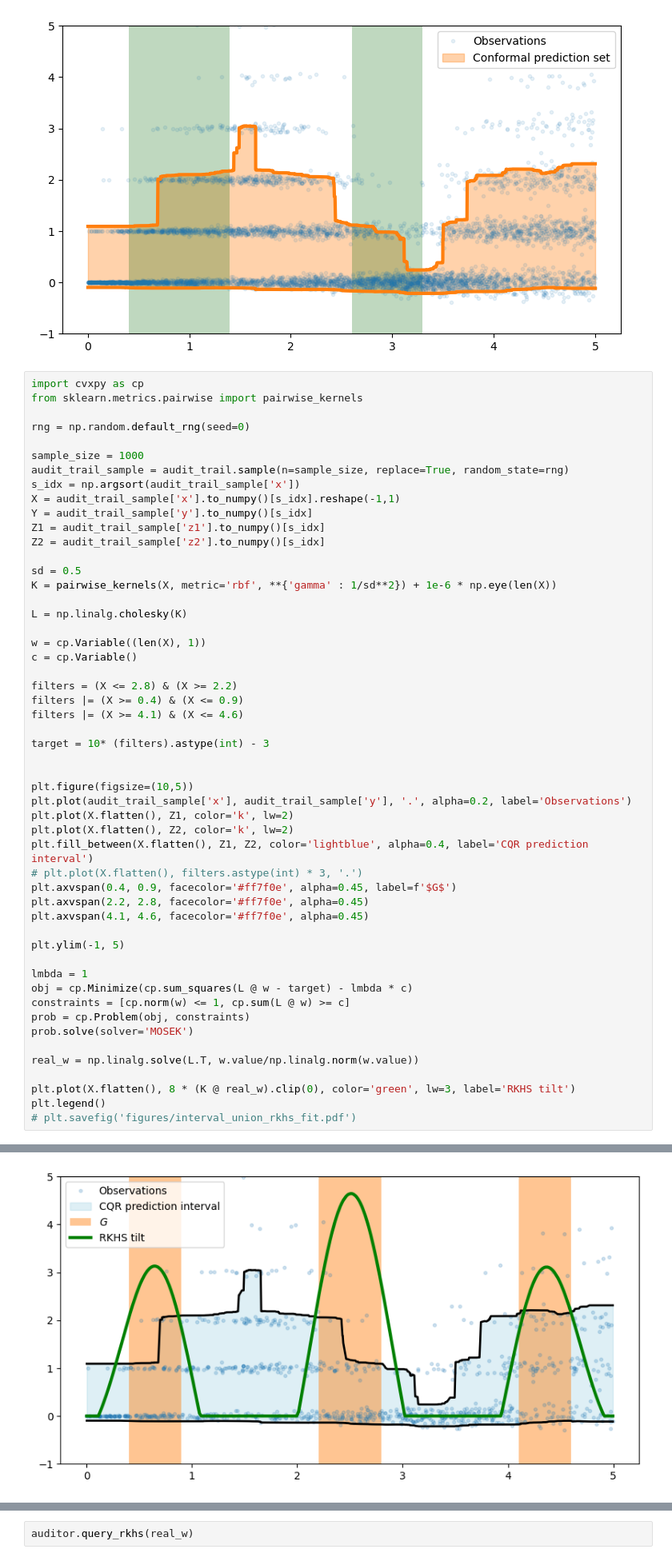
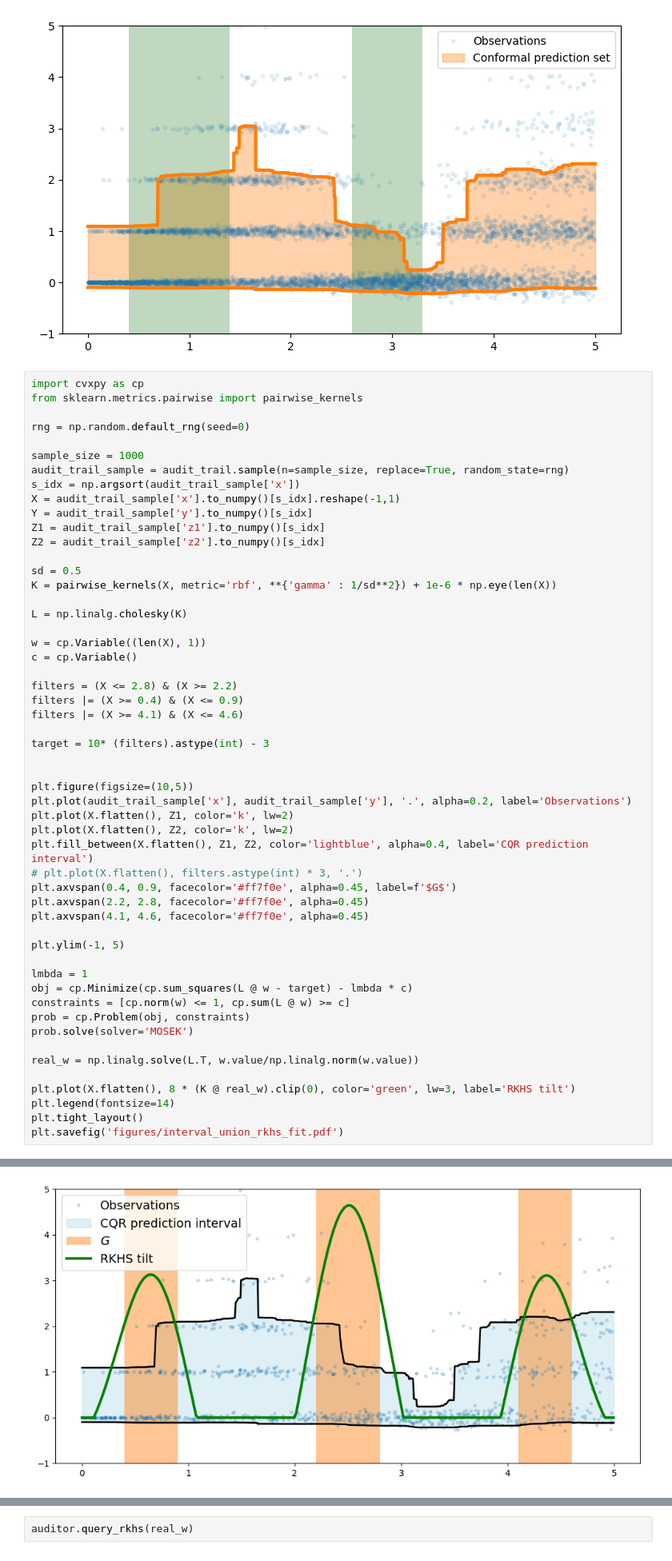
Before and after one commit to jjcherian/fairaudit, a Jupyter notebook: notebooks/PaperFigures.ipynb, the cells around one changed output, grey strips where cells are left out. Shown at 80% size. Cells and saved outputs as stored; diff of their text form.

```diff
--- a/notebooks/PaperFigures.ipynb
+++ b/notebooks/PaperFigures.ipynb
@@ -314,6 +332,7 @@ prob.solve(solver='MOSEK')
 real_w = np.linalg.solve(L.T, w.value/np.linalg.norm(w.value))
 
 plt.plot(X.flatten(), 8 * (K @ real_w).clip(0), color='green', lw=3, label='RKHS tilt')
-plt.legend()
-# plt.savefig('figures/interval_union_rkhs_fit.pdf')
+plt.legend(fontsize=14)
+plt.tight_layout()
+plt.savefig('figures/interval_union_rkhs_fit.pdf')
 # %% [output]
@@ -321,4 +339,4 @@ plt.legend()
-[figure, old version]
+[figure, new version]
 # %%
 auditor = Auditor(
     X=X,
```
Also changed, not shown: parts of 20 cells of this notebook, 2 other files.
